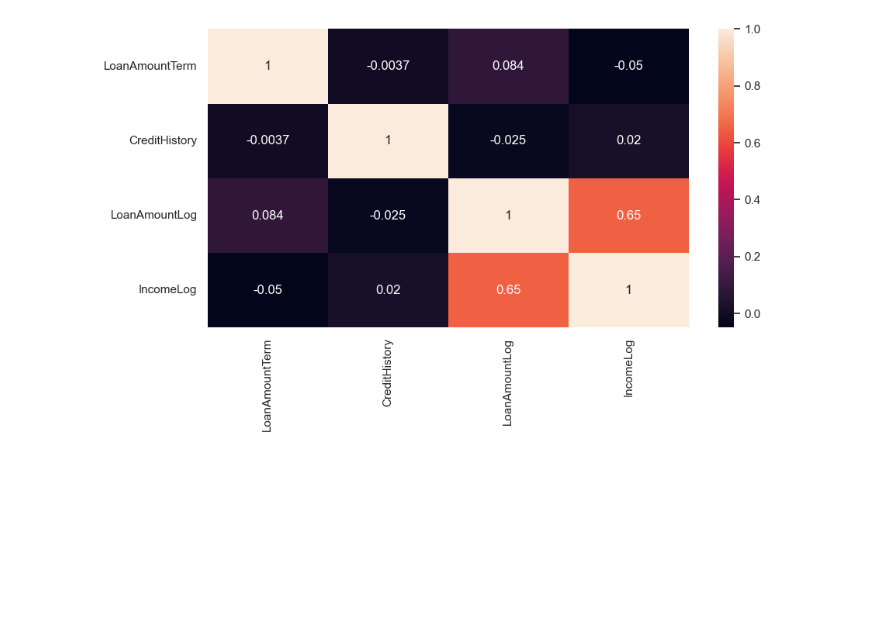
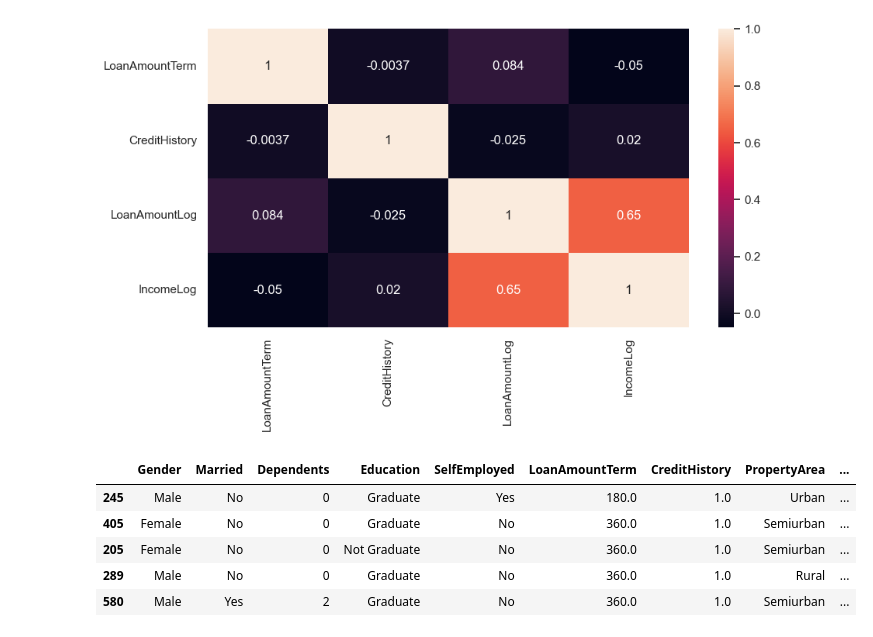
Before and after one commit to srikanthpragada/DS_15_DEC_2025, a Jupyter notebook: loan/loan_prediction.ipynb, the cells around one changed output. Drawn from its saved outputs; the diff is of its cells as text; code cells hidden in the pictures; blank space fills up the shorter version.

```diff
--- a/loan/loan_prediction.ipynb
+++ b/loan/loan_prediction.ipynb
@@ -729,6 +729,15 @@ sns.heatmap(matrix, annot=True)
 plt.gcf().set_size_inches(10,5)
 # %% [output]
 [figure]
+# %%
+train.sample(5)
+# %% [output]
+|  | Gender | Married | Dependents | Education | SelfEmployed | LoanAmountTerm | CreditHistory | PropertyArea | ... |
+| 245 | Male | No | 0 | Graduate | Yes | 180.0 | 1.0 | Urban | ... |
+| 405 | Female | No | 0 | Graduate | No | 360.0 | 1.0 | Semiurban | ... |
+| 205 | Female | No | 0 | Not Graduate | No | 360.0 | 1.0 | Semiurban | ... |
+| 289 | Male | No | 0 | Graduate | No | 360.0 | 1.0 | Rural | ... |
+| 580 | Male | Yes | 2 | Graduate | No | 360.0 | 1.0 | Semiurban | ... |
 # %%
 # Save dataframe
 train.to_csv("final_train.csv",index=False)
```
Also changed, not shown: parts of 10 cells of this notebook, 9 other files.
